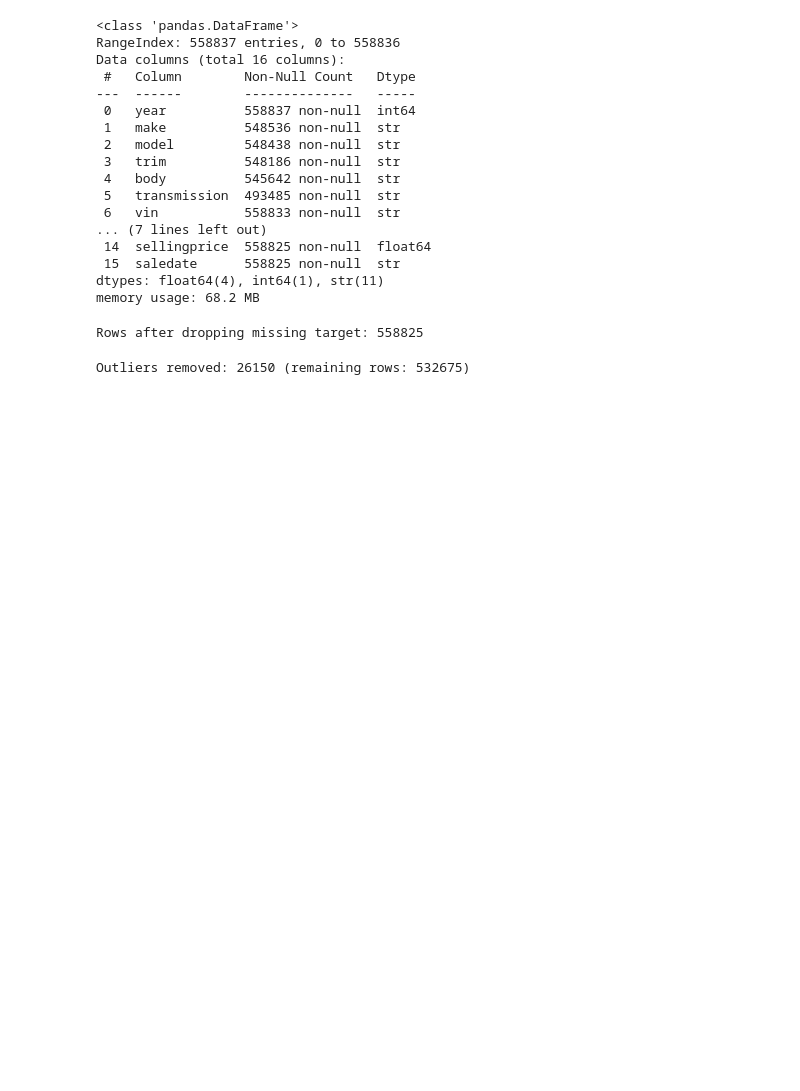
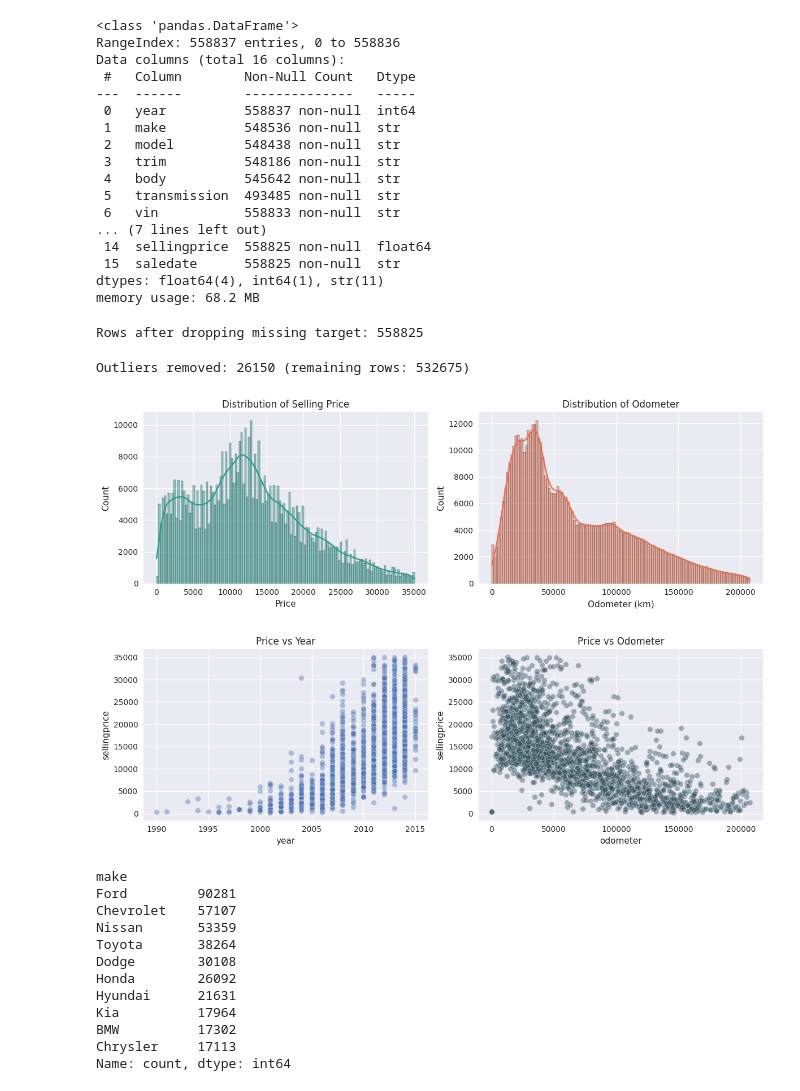
Before and after one commit to Inanewali/Car_Prediction_Canada, a Jupyter notebook: Car_Price_Prediction_Canada.ipynb, the cells around one changed output. Drawn from its saved outputs; the diff is of its cells as text; code cells hidden in the pictures; blank space fills up the shorter version.

Commit message:
Exploratory Data Analysis

```diff
--- a/Car_Price_Prediction_Canada.ipynb
+++ b/Car_Price_Prediction_Canada.ipynb
@@ -96,3 +96,42 @@ rows_after = len(df)
 print(f"Outliers removed: {rows_before - rows_after} (remaining rows: {rows_after})")
 # %% [output]
 Outliers removed: 26150 (remaining rows: 532675)
+# %%
+# Distributions
+fig, axes = plt.subplots(1, 2, figsize=(12,4))
+sns.histplot(df[price_col], kde=True, ax=axes[0], color='#2a9d8f')
+axes[0].set_title('Distribution of Selling Price'); axes[0].set_xlabel('Price')
+
+if odo_col in df.columns:
+    sns.histplot(df[odo_col], kde=True, ax=axes[1], color='#e76f51')
+    axes[1].set_title('Distribution of Odometer'); axes[1].set_xlabel('Odometer (km)')
+plt.tight_layout(); plt.show()
+
+# Price vs. year / odometer
+fig, axes = plt.subplots(1, 2, figsize=(12,4))
+if 'year' in df.columns:
+    sns.scatterplot(data=df.sample(min(2000, len(df)), random_state=42), x='year', y=price_col, alpha=0.4, ax=axes[0])
+    axes[0].set_title('Price vs Year')
+if odo_col in df.columns:
+    sns.scatterplot(data=df.sample(min(2000, len(df)), random_state=42), x=odo_col, y=price_col, alpha=0.4, ax=axes[1], color='#264653')
+    axes[1].set_title('Price vs Odometer')
+plt.tight_layout(); plt.show()
+
+# Top categories (optional): make/model counts
+if 'make' in df.columns:
+    print(df['make'].value_counts().head(10))
+# %% [output]
+[figure, added]
+[figure, added]
+make
+Ford         90281
+Chevrolet    57107
+Nissan       53359
+Toyota       38264
+Dodge        30108
+Honda        26092
+Hyundai      21631
+Kia          17964
+BMW          17302
+Chrysler     17113
+Name: count, dtype: int64
```
